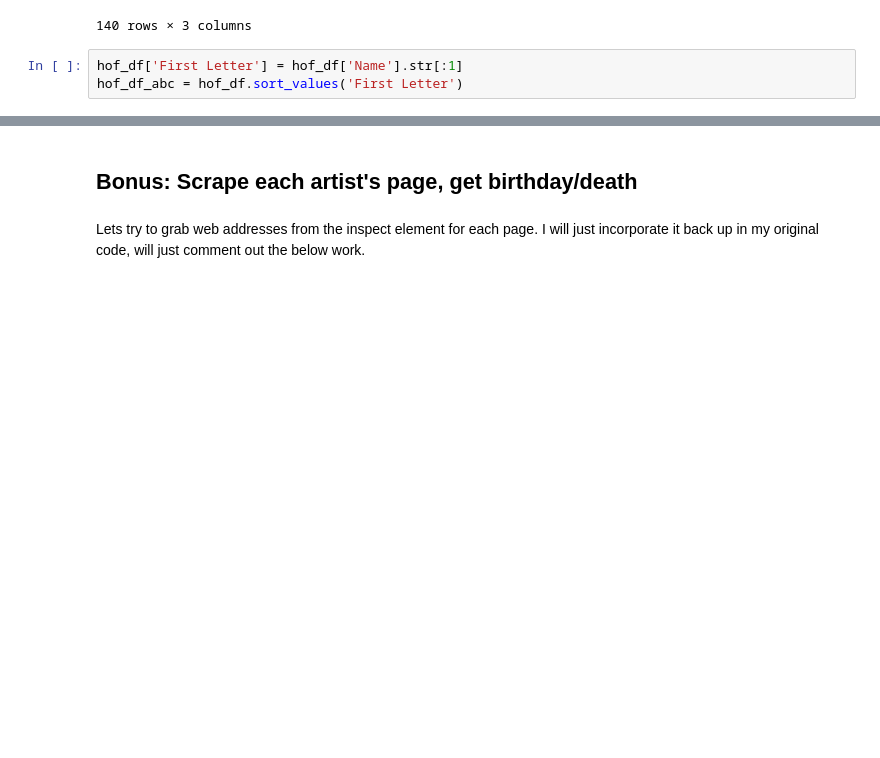
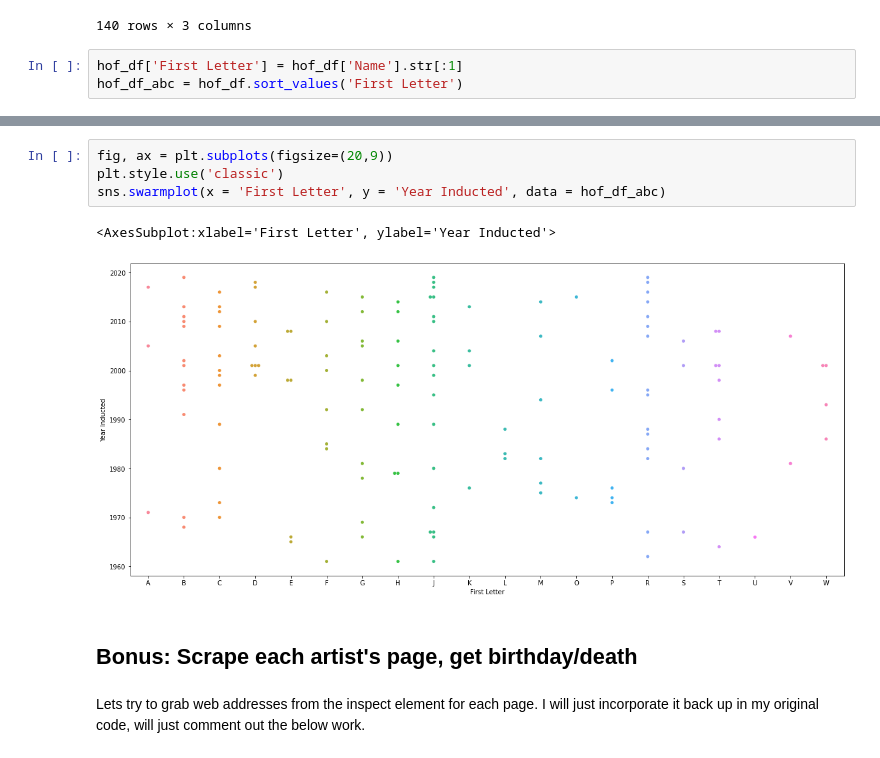
Before and after one commit to tye642/web_scraping_country_music_hof, a Jupyter notebook: notebook/hall_of_fame_webscrape.ipynb, the cells around one changed output, grey strips where cells are left out. Cells and saved outputs as stored; diff of their text form; blank space fills up the shorter version.

```diff
--- a/notebook/hall_of_fame_webscrape.ipynb
+++ b/notebook/hall_of_fame_webscrape.ipynb
@@ -305,3 +309,10 @@ sns.histplot(x = 'First Letter', data = hof_df_abc, ax=ax)
+# %%
+fig, ax = plt.subplots(figsize=(20,9))
+plt.style.use('classic')
+sns.swarmplot(x = 'First Letter', y = 'Year Inducted', data = hof_df_abc)
+# %% [output]
+<AxesSubplot:xlabel='First Letter', ylabel='Year Inducted'>
+[figure, added]
 # %% [markdown]
 ## Bonus: Scrape each artist's page, get birthday/death
 # %% [markdown]
```
Also changed, not shown: parts of 12 cells of this notebook, 4 other files.
